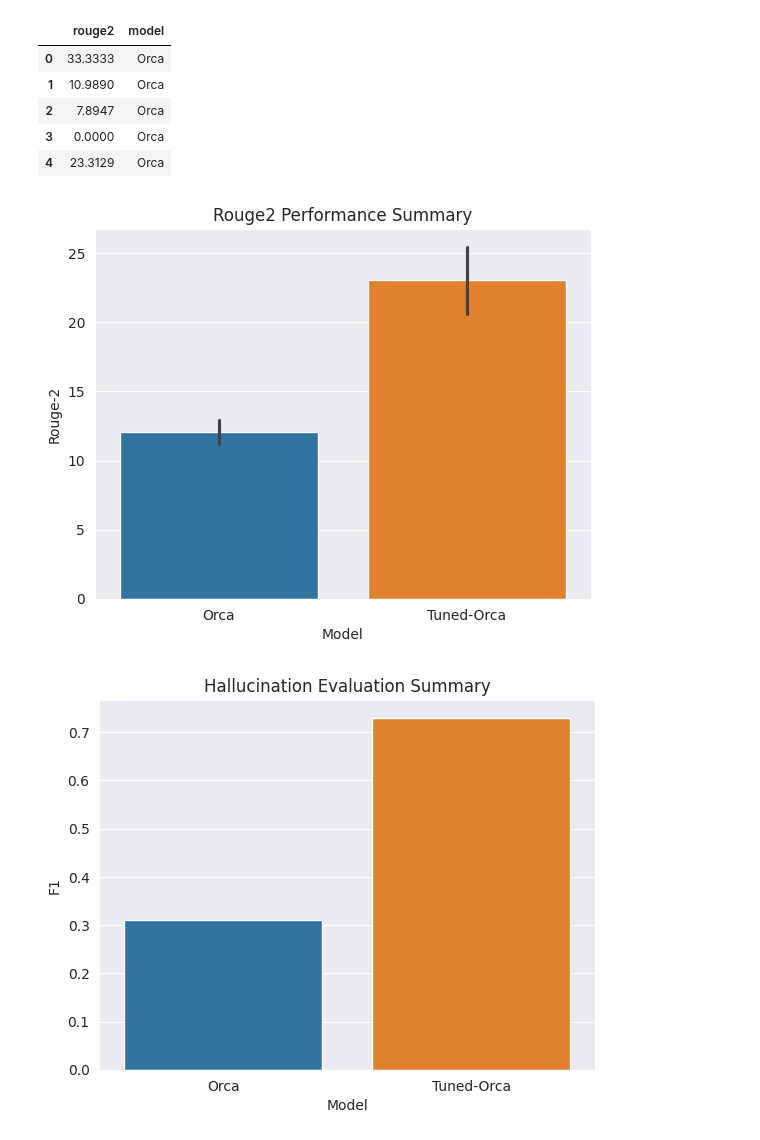
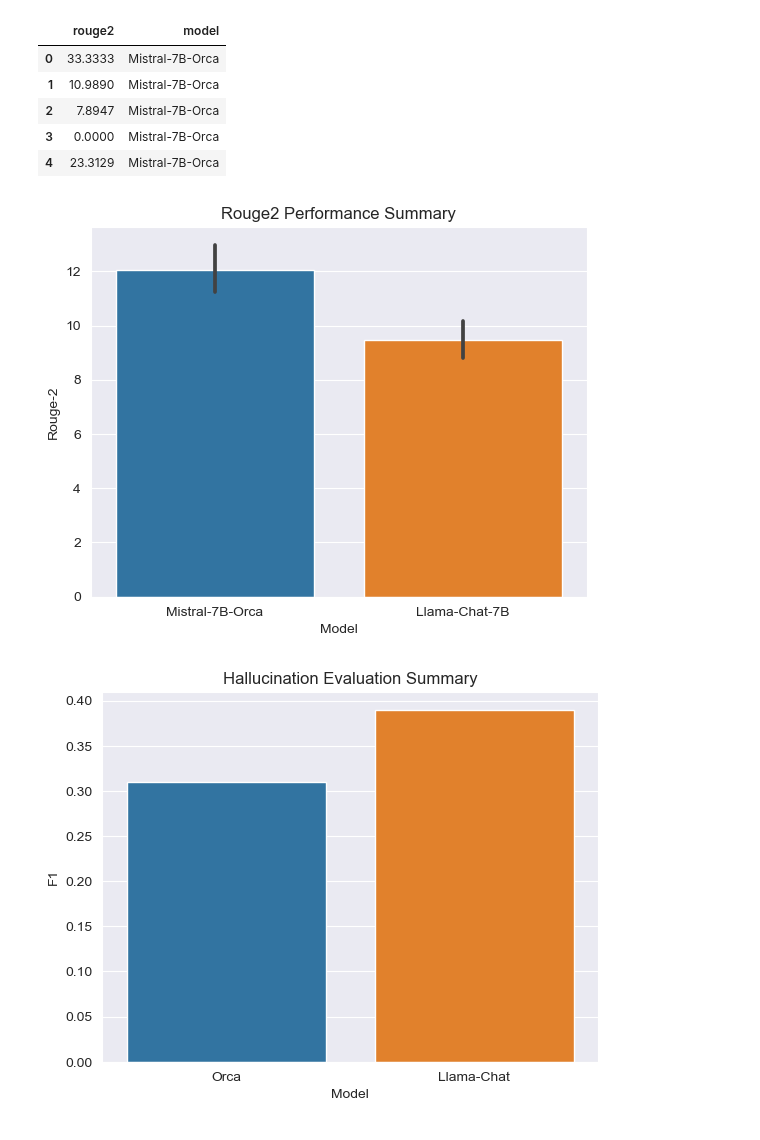
Before and after one commit to yw4401/FinBot, a Jupyter notebook: notebooks/examine_targeted.ipynb, the cells around one changed output. Cells and saved outputs as stored; diff of their text form; code cells hidden in the pictures.

```diff
--- a/notebooks/examine_targeted.ipynb
+++ b/notebooks/examine_targeted.ipynb
@@ -4,33 +4,33 @@ import matplotlib.pyplot as plt
 import seaborn as sns
 # %%
 orca_rouge = pd.read_excel("gs://scraped-news-article-data-null/mistral-orca-rouge.xlsx")
-sum_mis_rouge = pd.read_excel("gs://scraped-news-article-data-null/mistral-sum-rouge.xlsx")
+llama_chat = pd.read_excel("gs://scraped-news-article-data-null/llama-chat-rouge.xlsx")
 # %%
-orca_rouge["model"] = "Orca"
-sum_mis_rouge["model"] = "Tuned-Orca"
+orca_rouge["model"] = "Mistral-7B-Orca"
+llama_chat["model"] = "Llama-Chat-7B"
 
-compiled_df = pd.concat([orca_rouge[["rouge2", "model"]], sum_mis_rouge[["rouge2", "model"]]],
+compiled_df = pd.concat([orca_rouge[["rouge2", "model"]], llama_chat[["rouge2", "model"]]],
                         ignore_index=True)
 compiled_df.head()
 # %% [output]
 |  | rouge2 | model |
-| 0 | 33.3333 | Orca |
-| 1 | 10.9890 | Orca |
-| 2 | 7.8947 | Orca |
-| 3 | 0.0000 | Orca |
-| 4 | 23.3129 | Orca |
+| 0 | 33.3333 | Mistral-7B-Orca |
+| 1 | 10.9890 | Mistral-7B-Orca |
+| 2 | 7.8947 | Mistral-7B-Orca |
+| 3 | 0.0000 | Mistral-7B-Orca |
+| 4 | 23.3129 | Mistral-7B-Orca |
 # %%
-sns.barplot(compiled_df, x="model", y="rouge2", errorbar="ci", hue="model")
+sns.barplot(compiled_df, x="model", y="rouge2", errorbar="ci")
 plt.title("Rouge2 Performance Summary")
 plt.xlabel("Model")
 plt.ylabel("Rouge-2")
 plt.show()
 # %% [output]
-[figure, old version]
+[figure, new version]
 # %%
-hallucination_df = pd.DataFrame({"F1": [0.31, 0.73], "Model": ["Orca", "Tuned-Orca"]})
-sns.barplot(hallucination_df, x="Model", y="F1", errorbar="ci", hue="Model")
+hallucination_df = pd.DataFrame({"F1": [0.31, 0.39], "Model": ["Orca", "Llama-Chat"]})
+sns.barplot(hallucination_df, x="Model", y="F1")
 plt.title("Hallucination Evaluation Summary")
 plt.show()
 # %% [output]
-[figure, old version]
+[figure, new version]
```
Also changed, not shown: 4 other files.
